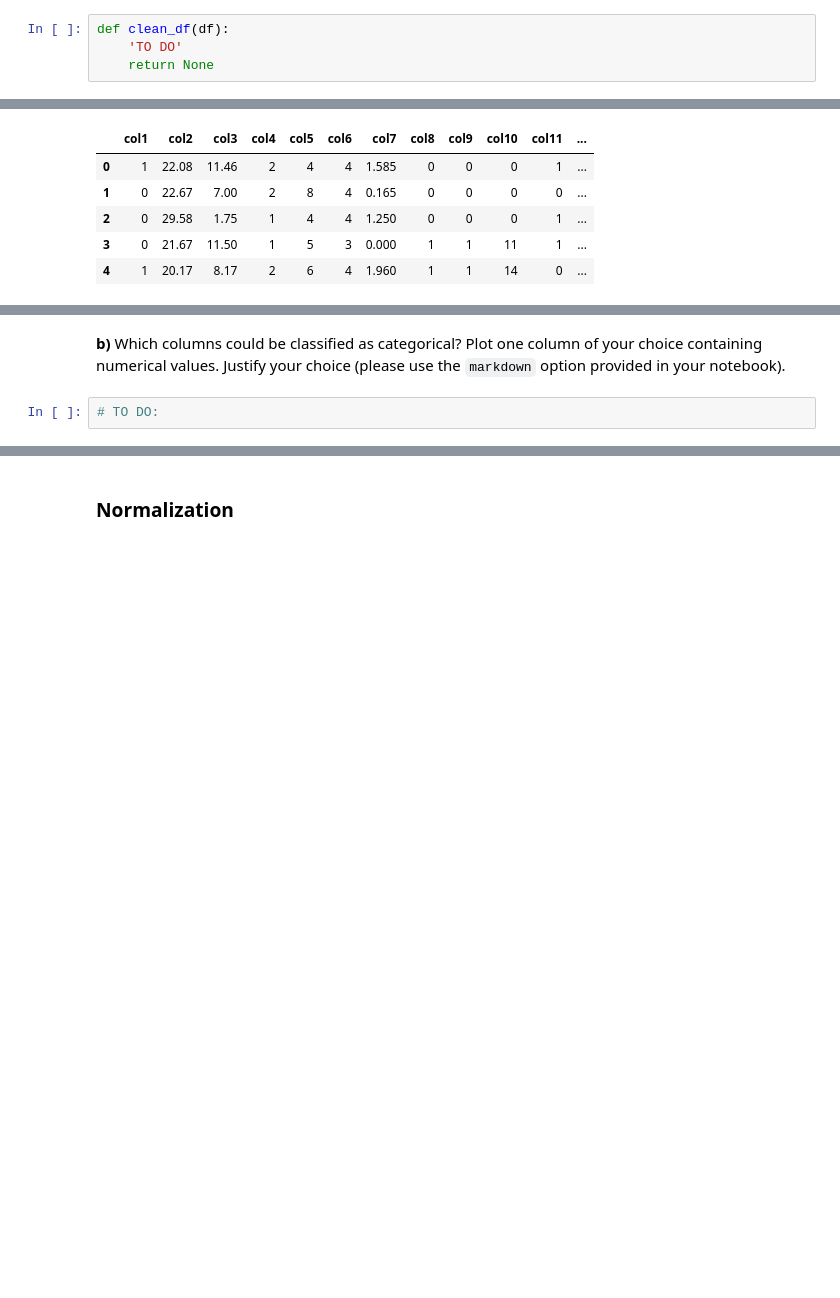
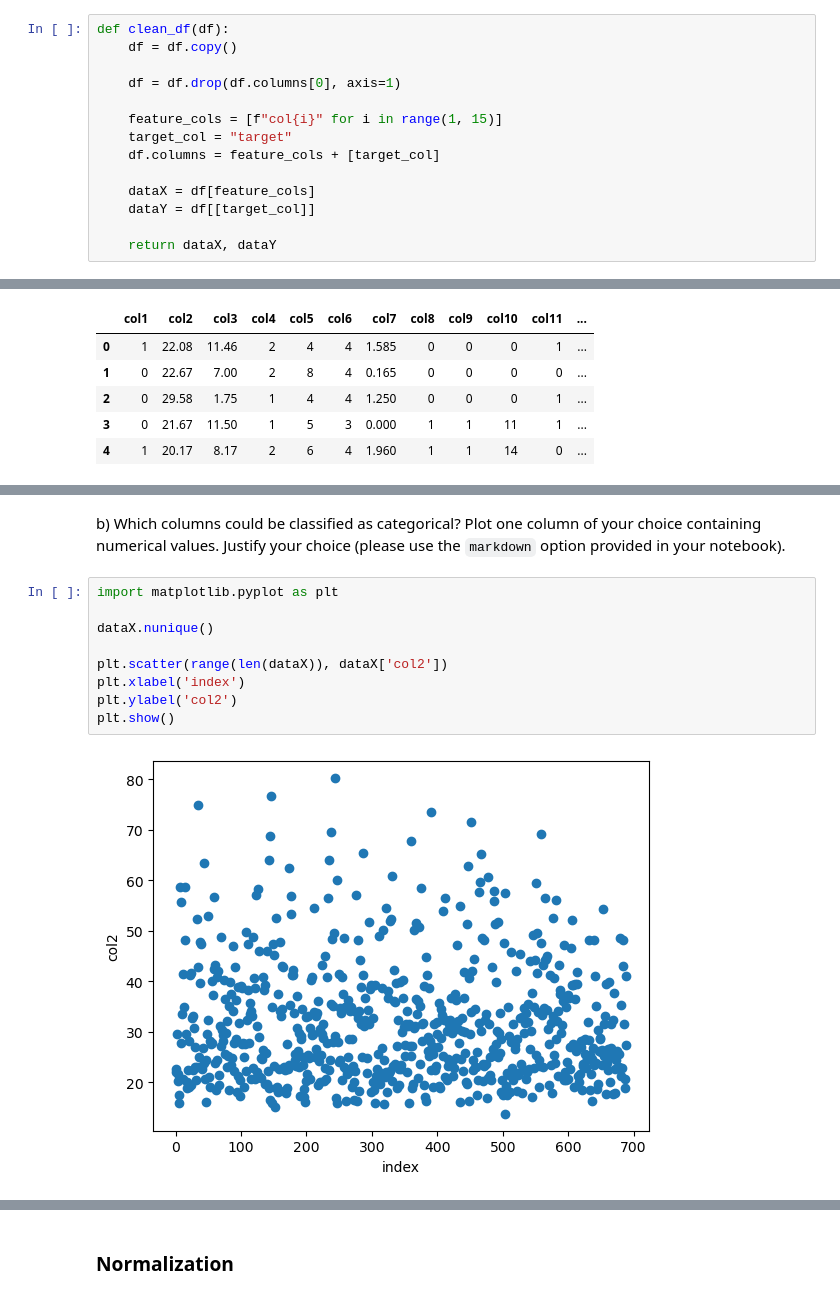
Before and after one commit to mmswflow-upb/ai-labs, a Jupyter notebook: Labs/Lab 8/SupervisedLearning.ipynb, the cells around one changed output, grey strips where cells are left out. Drawn from its saved outputs; the diff is of its cells as text; blank space fills up the shorter version.

```diff
--- a/Labs/Lab 8/SupervisedLearning.ipynb
+++ b/Labs/Lab 8/SupervisedLearning.ipynb
@@ -75,9 +75,19 @@ plt.scatter(range(len(df)), df['2'])
 
 _Hint:_ You can use the `drop` function explained [here](https://pandas.pydata.org/pandas-docs/stable/reference/api/pandas.DataFrame.drop.html) to eliminate the first column.
-# %%
-def clean_df(df):
-    'TO DO'
-    return None
+# %%
+def clean_df(df):
+    df = df.copy()
+
+    df = df.drop(df.columns[0], axis=1)
+
+    feature_cols = [f"col{i}" for i in range(1, 15)]
+    target_col = "target"
+    df.columns = feature_cols + [target_col]
+
+    dataX = df[feature_cols]
+    dataY = df[[target_col]]
+
+    return dataX, dataY
 # %%
 dataX, dataY = clean_df(df)
 # %%
@@ -93,4 +112,13 @@ dataX.head()
 # %% [markdown]
-**b)** Which columns could be classified as categorical? Plot one column of your choice containing numerical values. Justify your choice (please use the `markdown` option provided in your notebook).
+b) Which columns could be classified as categorical? Plot one column of your choice containing numerical values. Justify your choice (please use the `markdown` option provided in your notebook).
-# %%
-# TO DO:
+# %%
+import matplotlib.pyplot as plt
+
+dataX.nunique()
+
+plt.scatter(range(len(dataX)), dataX['col2'])
+plt.xlabel('index')
+plt.ylabel('col2')
+plt.show()
+# %% [output]
+[figure, added]
```
Also changed, not shown: parts of 31 cells of this notebook, 1 other file.
